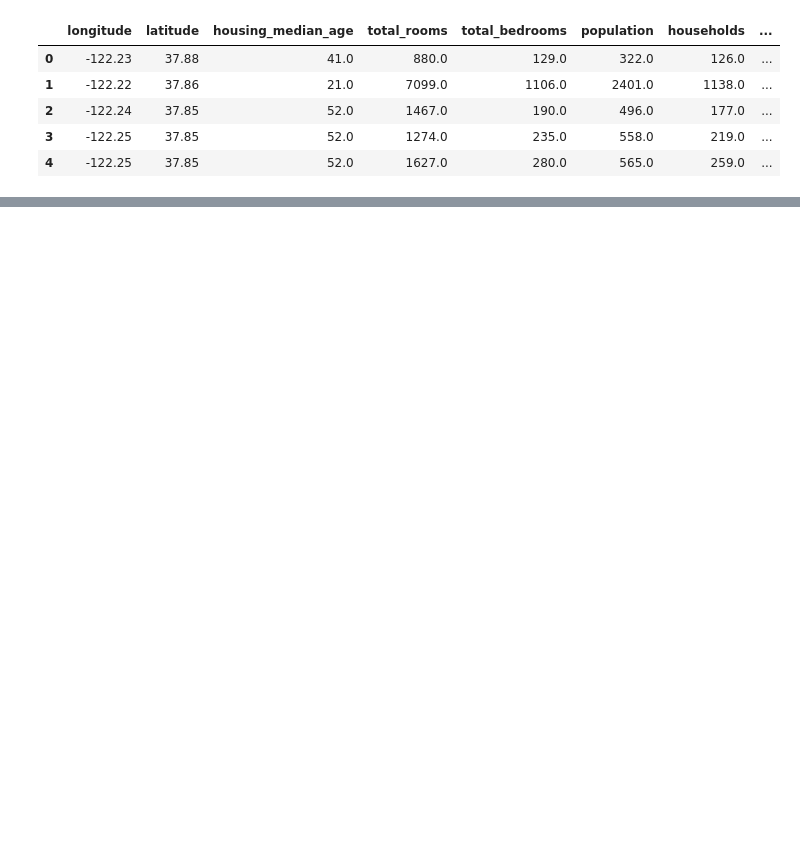
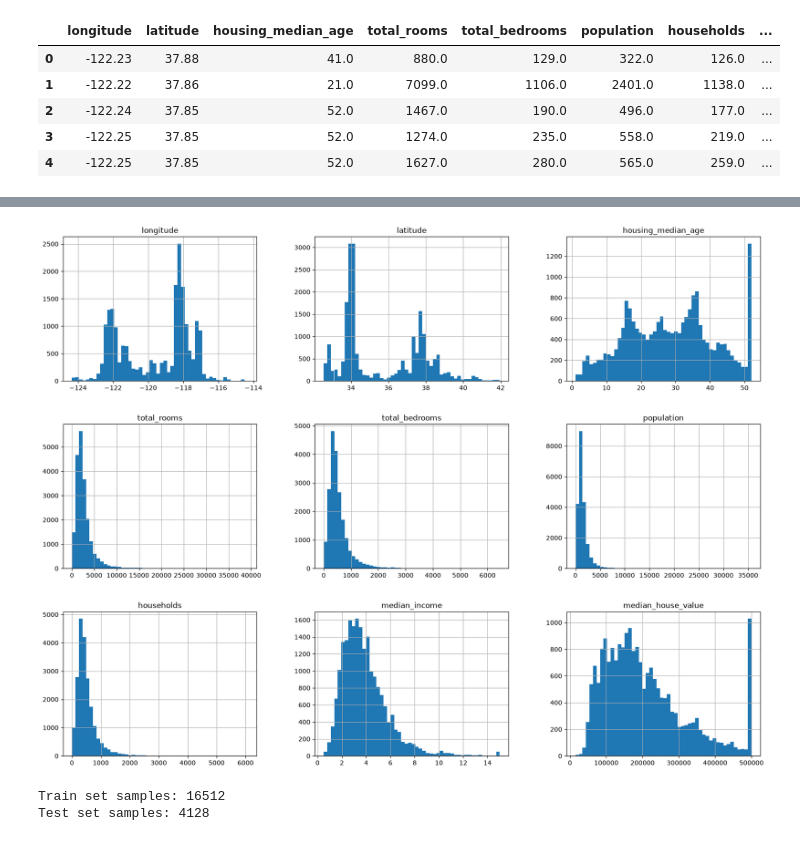
Before and after one commit to ACADEMIC-AND-PERSONAL-PROJECTS/California-Housing-Prices, a Jupyter notebook: notebooks/housing.ipynb, the cells around one changed output, grey strips where cells are left out. Cells and saved outputs as stored; diff of their text form; code cells hidden in the pictures; blank space fills up the shorter version.

```diff
--- a/notebooks/housing.ipynb
+++ b/notebooks/housing.ipynb
@@ -37,0 +83,7 @@ housing.head()
+# %%
+import matplotlib.pyplot as plt
+
+housing.hist(bins=50, figsize=(20,15))
+plt.show()
+# %% [output]
+[figure, added]
@@ -37,0 +95,6 @@ housing.head()
+# %%
+print(f"Train set samples: {len(train_set)}")
+print(f"Test set samples: {len(test_set)}")
+# %% [output]
+Train set samples: 16512
+Test set samples: 4128
```
Also changed, not shown: parts of 8 cells of this notebook.
